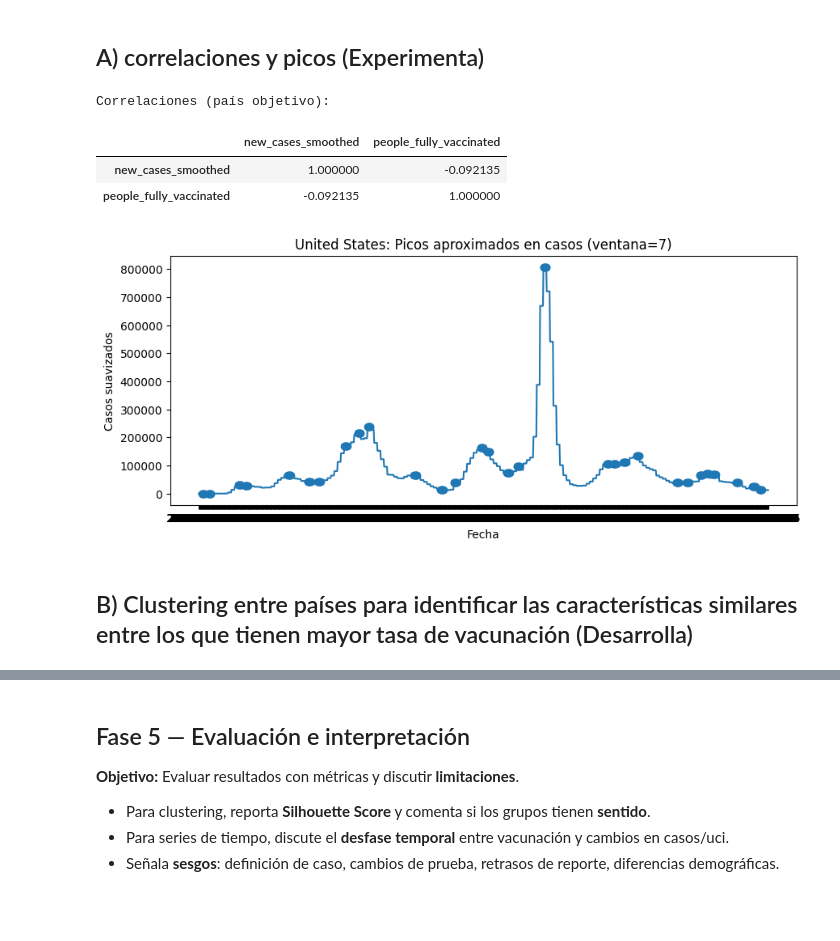
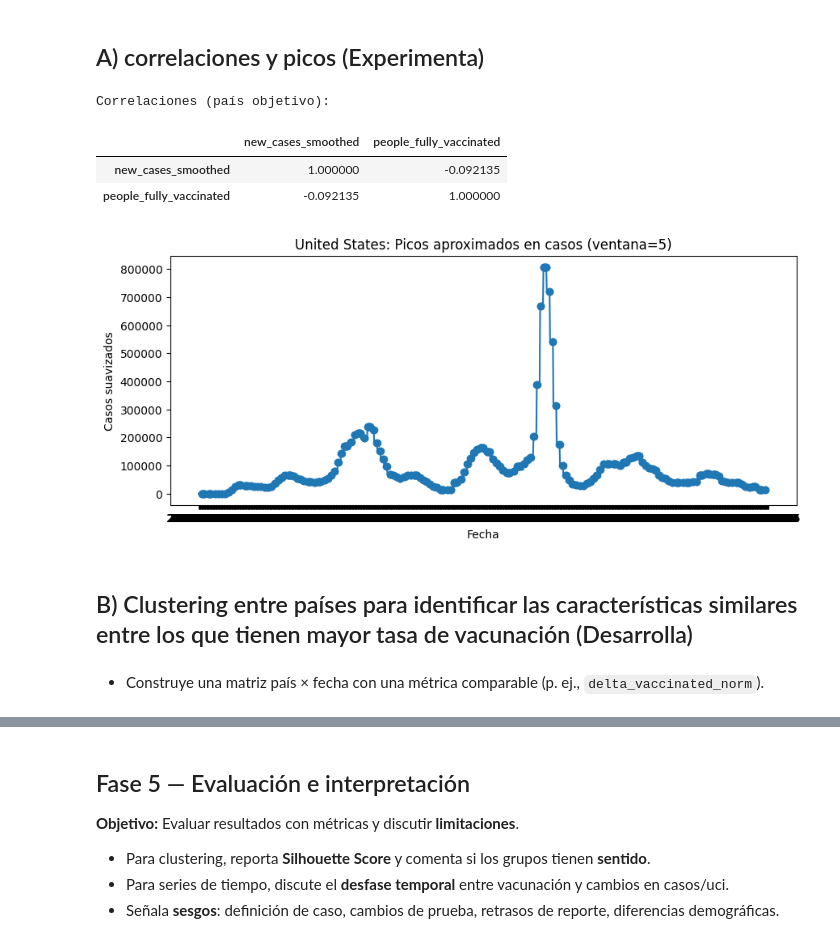
Before and after one commit to 1Enrique9/Ciencia-de-Datos, a Jupyter notebook: 7mo/Mineria_de_datos/Practicas/Practica2/Covid-19.ipynb, the cells around one changed output, grey strips where cells are left out. Cells and saved outputs as stored; diff of their text form; code cells hidden in the pictures; blank space fills up the shorter version.

```diff
--- a/7mo/Mineria_de_datos/Practicas/Practica2/Covid-19.ipynb
+++ b/7mo/Mineria_de_datos/Practicas/Practica2/Covid-19.ipynb
@@ -435,27 +435,29 @@ display(df_country.head())
 # %%
 corr = df_country[['new_cases_smoothed','people_fully_vaccinated']].corr()
 print('Correlaciones (país objetivo):')
 display(corr)
 
 # Detección simple de picos en casos: valores locales mayores que vecinos
-window = 7  # (Modifica)
+window = 5  # (Modifica)
 series = df_country['new_cases_smoothed'].values
 peaks_idx = []
 for i in range(window, len(series)-window):
     if series[i] == max(series[i-window:i+window+1]) and series[i] > 0:
         peaks_idx.append(i)
 
 plt.figure(figsize=(10,4))
 plt.plot(df_country['date'], series)
 plt.scatter(df_country['date'].iloc[peaks_idx], series[peaks_idx])
 plt.title(f'{target_country}: Picos aproximados en casos (ventana={window})')
 plt.xlabel('Fecha'); plt.ylabel('Casos suavizados')
 plt.show()
 # %% [output]
 Correlaciones (país objetivo):
 |  | new_cases_smoothed | people_fully_vaccinated |
 | new_cases_smoothed | 1.000000 | -0.092135 |
 | people_fully_vaccinated | -0.092135 | 1.000000 |
-[figure, old version]
+[figure, new version]
 # %% [markdown]
 ## B) Clustering entre países para identificar las características similares entre los que tienen mayor tasa de vacunación (Desarrolla)
+# %% [markdown]
+- Construye una matriz país × fecha con una métrica comparable (p. ej., `delta_vaccinated_norm`).
```
Also changed, not shown: parts of 10 cells of this notebook, 2 other files.
